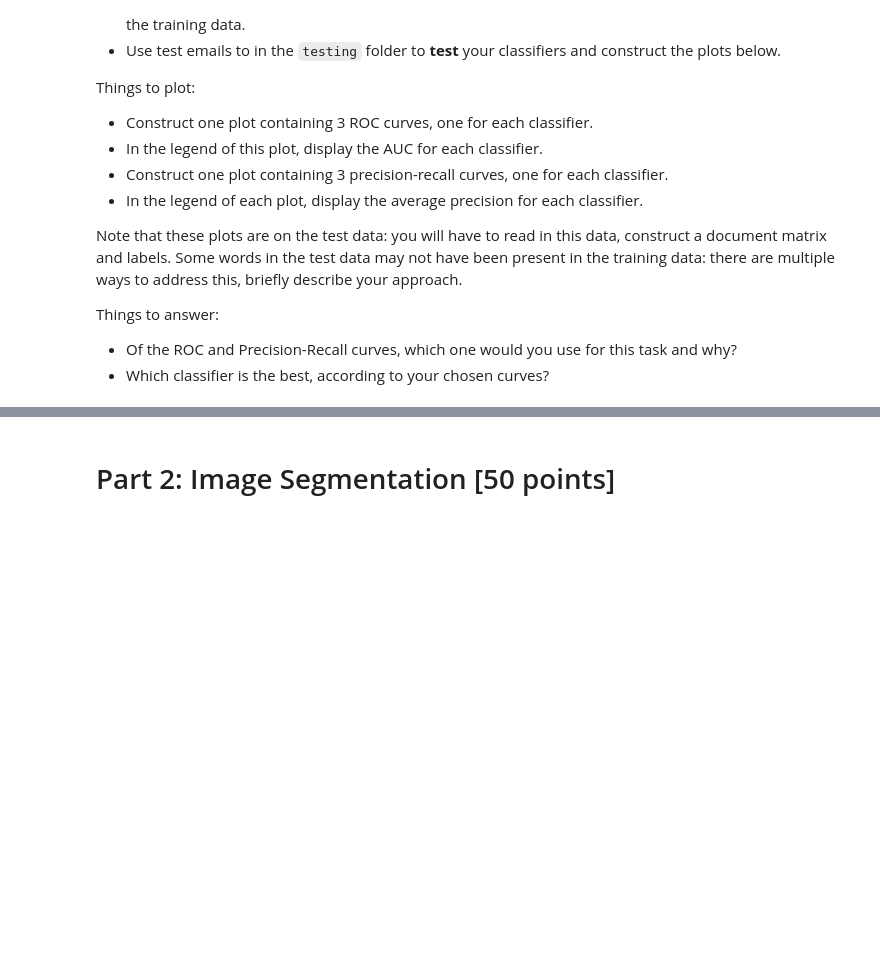
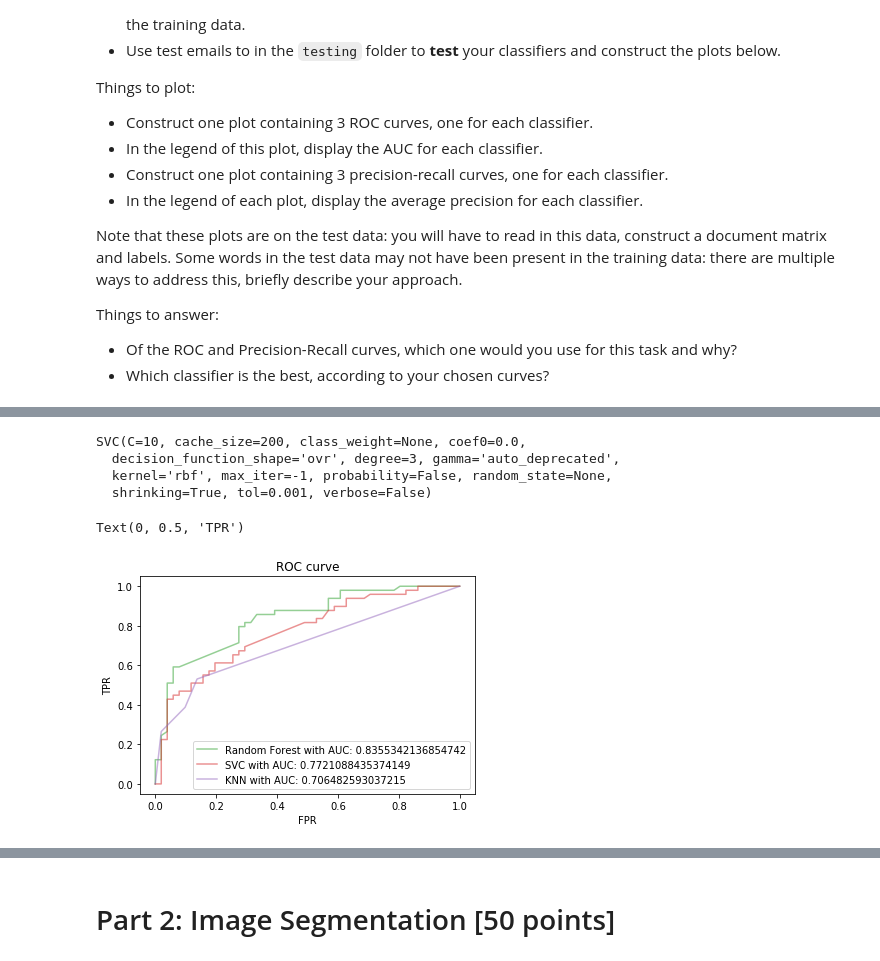
Before and after one commit to anti-antares/Uustructure_Data_Analytics, a Jupyter notebook: HW3 - Classification, Image Segmentation, and Sentiment Analysis.ipynb, the cells around one changed output, grey strips where cells are left out. Saved outputs shown, nothing was run; the diff lists cells and outputs as text; code cells hidden in the pictures; blank space fills up the shorter version.

```diff
--- a/HW3 - Classification, Image Segmentation, and Sentiment Analysis.ipynb
+++ b/HW3 - Classification, Image Segmentation, and Sentiment Analysis.ipynb
@@ -124,0 +263,9 @@ Things to answer:
+# %%
+new_tf = new_vectorizer.fit_transform(all_documents)
+train_tf=new_tf[:200]
+test_tf=new_tf[200:]
+train_label=all_label[:200]
+test_label=all_label[200:]
+# %%
+clf_knn=KNeighborsClassifier(n_neighbors=best_k)
+clf_knn.fit(train_tf,train_label)
@@ -124,0 +276,4 @@ Things to answer:
+# %%
+clf_rf=RandomForestClassifier(n_estimators=best_n_estimators,
+                                            max_depth=best_max_depth)
+clf_rf.fit(train_tf,train_label)
@@ -124,0 +288,38 @@ Things to answer:
+# %%
+clf_svm=SVC(C=best_C)
+clf_svm.fit(train_tf,train_label)
+# %% [output]
+SVC(C=10, cache_size=200, class_weight=None, coef0=0.0,
+  decision_function_shape='ovr', degree=3, gamma='auto_deprecated',
+  kernel='rbf', max_iter=-1, probability=False, random_state=None,
+  shrinking=True, tol=0.001, verbose=False)
+# %%
+from sklearn.metrics import roc_curve
+
+colors = ['C2','C3', 'C4']
+
+y_score_rf = clf_rf.predict_proba(test_tf)[:,1]
+fpr_rf, tpr_rf, thresholds_rf = roc_curve(test_label, y_score_rf, pos_label=1)
+auc_rf = np.trapz(tpr_rf, fpr_rf)
+label_rf='Random Forest with AUC: '+str(auc_rf)
+plt.plot(fpr_rf, tpr_rf, linestyle='-', alpha=0.5, color= colors[0], label = label_rf)
+
+y_score_svm = clf_svm.decision_function(test_tf)
+fpr_svm, tpr_svm, thresholds_svm = roc_curve(test_label, y_score_svm, pos_label=1)
+auc_svm = np.trapz(tpr_svm, fpr_svm)
+label_svm='SVC with AUC: '+str(auc_svm)
+plt.plot(fpr_svm, tpr_svm, linestyle='-', alpha=0.5, color= colors[1], label = label_svm)
+
+y_score_knn = clf_knn.predict_proba(test_tf)[:,1]
+fpr_knn, tpr_knn, thresholds_knn = roc_curve(test_label, y_score_knn, pos_label=1)
+auc_knn = np.trapz(tpr_knn, fpr_knn)
+label_knn='KNN with AUC: '+str(auc_knn)
+plt.plot(fpr_knn, tpr_knn, linestyle='-', alpha=0.5, color= colors[2], label = label_knn)
+
+plt.legend( loc = 'best')
+plt.title("ROC curve")
+plt.xlabel("FPR")
+plt.ylabel("TPR")
+# %% [output]
+Text(0, 0.5, 'TPR')
+[figure, added]
```
Also changed, not shown: parts of 55 cells of this notebook.
